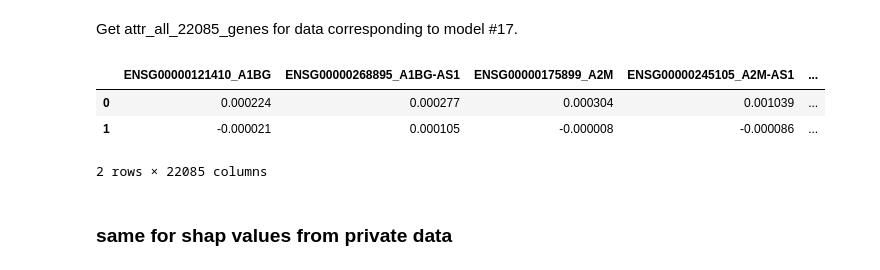
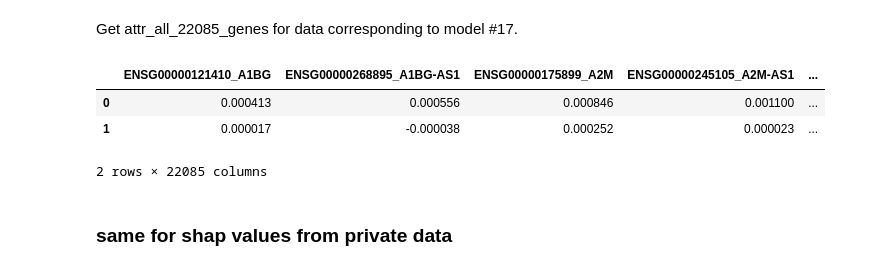
Before and after one commit to valentina-kg/open-problems-multimodal-3rd-solution, a Jupyter notebook: code/4.model/pred/svd_backpropagation.ipynb, the cells around one changed output. Drawn from its saved outputs; the diff is of its cells as text; code cells hidden in the pictures.

```diff
--- a/code/4.model/pred/svd_backpropagation.ipynb
+++ b/code/4.model/pred/svd_backpropagation.ipynb
@@ -120,15 +110,15 @@ with open(path_for_attr_all_genes + 'attr_all_22085_genes_16_50_samples.pkl', 'w
 Get attr_all_22085_genes for data corresponding to model #17.
 # %%
 # shap_values = np.load('4.model/pred/shap_values_16_50_samples.npy', allow_pickle=True).astype(float)
-shap_values = np.load('4.model/pred/shap_values_17_50_samples_restructured.npy', allow_pickle=True).astype(float)
+shap_values = np.load('4.model/pred/shap_values_17_50_samples_med.npy', allow_pickle=True).astype(float)
 
 xtest = ad.read_h5ad('4.model/pred/X_test_shap_17_50_samples.h5ad')
 
 attr_all_22085_genes = get_attr_all_features(xtest, shap_values, svd_comp_norm)     # first 22001 columns are sorted alphabetically, then next 84 are sorted
 attr_all_22085_genes[0].head(2)
 # %% [output]
 |  | ENSG00000121410_A1BG | ENSG00000268895_A1BG-AS1 | ENSG00000175899_A2M | ENSG00000245105_A2M-AS1 | ... |
-| 0 | 0.000224 | 0.000277 | 0.000304 | 0.001039 | ... |
-| 1 | -0.000021 | 0.000105 | -0.000008 | -0.000086 | ... |
+| 0 | 0.000413 | 0.000556 | 0.000846 | 0.001100 | ... |
+| 1 | 0.000017 | -0.000038 | 0.000252 | 0.000023 | ... |
 2 rows × 22085 columns
 # %%
```
Also changed, not shown: parts of 9 cells of this notebook, 39 other files.
